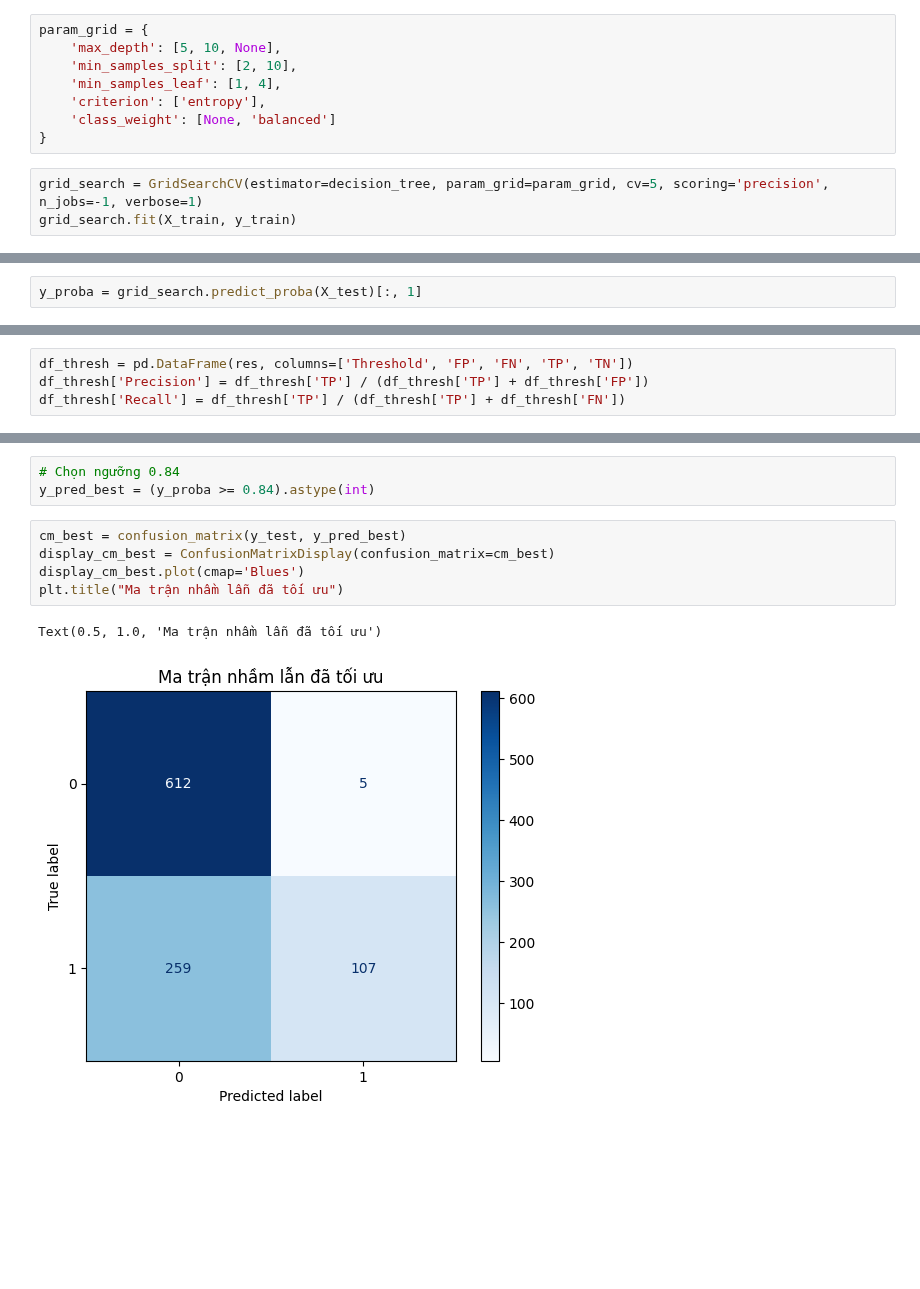
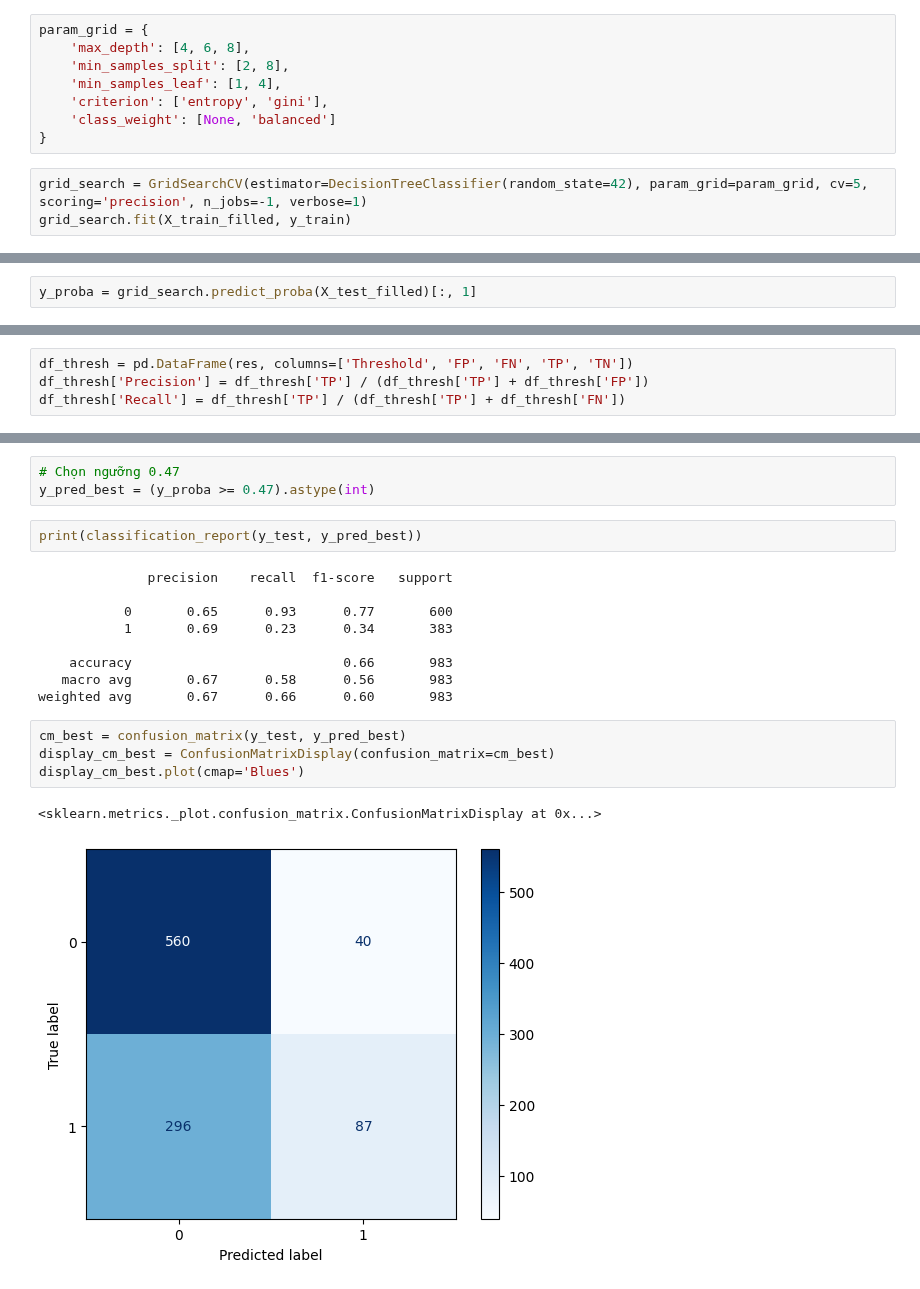
Before and after one commit to A47126/BT-Machine-Learning-Group-7, a Jupyter notebook: water_pota_no_plot.ipynb, the cells around one changed output, grey strips where cells are left out. Saved outputs shown, nothing was run; the diff lists cells and outputs as text; blank space fills up the shorter version.

```diff
--- a/water_pota_no_plot.ipynb
+++ b/water_pota_no_plot.ipynb
@@ -243,13 +259,13 @@ plt.show()
 # Tối ưu mô hình
 # %%
 param_grid = {
-    'max_depth': [5, 10, None],
-    'min_samples_split': [2, 10],
+    'max_depth': [4, 6, 8],
+    'min_samples_split': [2, 8],
     'min_samples_leaf': [1, 4],
-    'criterion': ['entropy'],
+    'criterion': ['entropy', 'gini'],
     'class_weight': [None, 'balanced']
 }
 # %%
-grid_search = GridSearchCV(estimator=decision_tree, param_grid=param_grid, cv=5, scoring='precision', n_jobs=-1, verbose=1)
-grid_search.fit(X_train, y_train)
+grid_search = GridSearchCV(estimator=DecisionTreeClassifier(random_state=42), param_grid=param_grid, cv=5, scoring='precision', n_jobs=-1, verbose=1)
+grid_search.fit(X_train_filled, y_train)
 # %% [output]
@@ -271,7 +287,7 @@ grid_search.best_params_
 # %%
 best_decision_tree = grid_search.best_estimator_
 # %%
-y_proba = grid_search.predict_proba(X_test)[:, 1]
+y_proba = grid_search.predict_proba(X_test_filled)[:, 1]
 # %%
 # Tạo 1 chuỗi threshold (ngưỡng) từ 0.0 đến 1.0, bước nhảy 0.01
 threshold = np.arange(0.0, 1.01, 0.01)
@@ -328,14 +345,24 @@ Threshold: 1.00
 # %%
-# Chọn ngưỡng 0.84
-y_pred_best = (y_proba >= 0.84).astype(int)
+# Chọn ngưỡng 0.47
+y_pred_best = (y_proba >= 0.47).astype(int)
+# %%
+print(classification_report(y_test, y_pred_best))
+# %% [output]
+              precision    recall  f1-score   support
+
+           0       0.65      0.93      0.77       600
+           1       0.69      0.23      0.34       383
+
+    accuracy                           0.66       983
+   macro avg       0.67      0.58      0.56       983
+weighted avg       0.67      0.66      0.60       983
 # %%
 cm_best = confusion_matrix(y_test, y_pred_best)
 display_cm_best = ConfusionMatrixDisplay(confusion_matrix=cm_best)
 display_cm_best.plot(cmap='Blues')
-plt.title("Ma trận nhầm lẫn đã tối ưu")
 # %% [output]
-Text(0.5, 1.0, 'Ma trận nhầm lẫn đã tối ưu')
+<sklearn.metrics._plot.confusion_matrix.ConfusionMatrixDisplay at 0x...>
-[figure, old version]
+[figure, new version]
 # %%
 fpr, tpr, thresholds = roc_curve(y_test, y_proba)
 roc_auc = auc(fpr, tpr)
```
Also changed, not shown: parts of 36 cells of this notebook.
